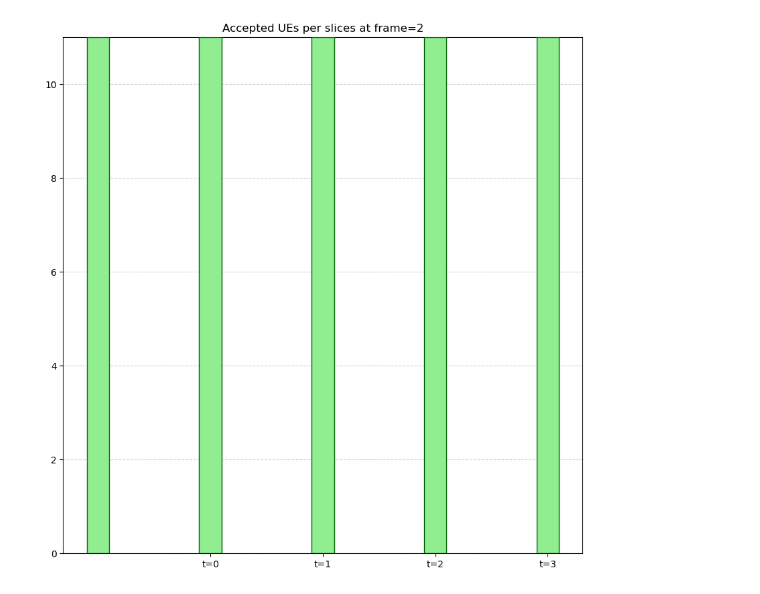
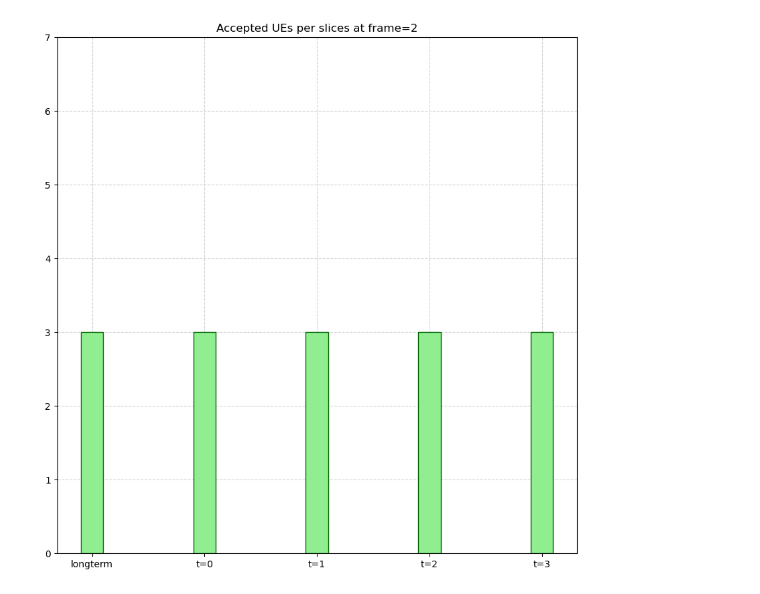
Before and after one commit to hoanDK0110/Wireless-RAN-Mapping, a Jupyter notebook: visualize_wip.ipynb, the cells around one changed output. Cells and saved outputs as stored; diff of their text form; code cells hidden in the pictures.

```diff
--- a/visualize_wip.ipynb
+++ b/visualize_wip.ipynb
@@ -7,11 +8,13 @@ import cvxpy as cvx
 # %%
-NAMEPREFIX = "./result/20241125_232147"
+NAMEPREFIX = "./result/20241126_123428"
 N_FRAMES = 4
 N_SLOTS = 4
 N_RBS = 3
 
-FILL_COLORS = ['lightgreen', 'lightyellow', 'lightpink','lightblue', 'lightgrey']
-RU_COLORS = ['darkgreen','darkgoldenrod', 'mediumvioletred', 'darkblue', 'grey']
+# FILL_COLORS = ['lightgreen', 'lightyellow', 'lightpink','lightblue', 'lightgrey']
+FILL_COLORS = ['lightgreen', 'lightyellow', 'lightpink']
+# RU_COLORS = ['darkgreen','darkgoldenrod', 'mediumvioletred', 'darkblue', 'grey']
+RU_COLORS = ['darkgreen','darkgoldenrod', 'mediumvioletred']
 # RU_COLORS = ['red','green', 'blue']
 radius_in = 100
 radius_out = 1000
@@ -21,15 +24,20 @@ G = load_object(f"{NAMEPREFIX}_physicalnet.pkl.gz")
 coords_RUs = load_object(f"{NAMEPREFIX}_coords_RUs.pkl.gz")
 
 coords_UEs_frames = []
+gain_frames = []
 solution_longterm_frames = []
 coords_UEs_frames_slots = []
 solution_shortterm_slots_frames = []
+gain_slots_frames = []
 for f in range(N_FRAMES):
     coords_UEs_frames.append(
         load_object(f"{NAMEPREFIX}_coords_UEs_f{f}.pkl.gz")
     )
     solution_longterm_frames.append(
         load_object(f"{NAMEPREFIX}_solution_longterm_f{f}.pkl.gz")
+    )
+    gain_frames.append(
+        load_object(f"{NAMEPREFIX}_solution_gain_f{f}.pkl.gz")
     )
     coords_UEs_slots = []
     solution_shortterm_slots = []
@@ -40,6 +48,9 @@ for f in range(N_FRAMES):
         solution_shortterm_slots.append(
             load_object(f"{NAMEPREFIX}_solution_shortterm_f{f}_t{t}.pkl.gz")
         )
+        gain_slots_frames.append(
+            load_object(f"{NAMEPREFIX}_solution_gain_f{f}_t{t}.pkl.gz")
+        )
     coords_UEs_frames_slots.append(coords_UEs_slots)
     solution_shortterm_slots_frames.append(solution_shortterm_slots)
 # %%
@@ -249,4 +260,5 @@ for f in range(N_FRAMES):
 # %%
+
 # accepted ues (power)
 x_step = 50
 bar_width = 10
@@ -261,6 +273,7 @@ for f in range(N_FRAMES):
         n_ues = sum([v.value for v in pi_sk[s]])
         n_ues_frame.append(n_ues)
         plt.bar(x, n_ues, width=bar_width, bottom=sum(n_ues_frame[:s]) if s>0 else 0, hatch='', color=FILL_COLORS[s], edgecolor=RU_COLORS[s], zorder=10)
+    x_ticks.append((x, 'longterm'))
     for t in range(N_SLOTS):
         x += x_step
         n_ue_slot = []
@@ -283 +296 @@ for f in range(N_FRAMES):
-[figure, old version]
+[figure, new version]
```
Also changed, not shown: parts of 8 cells of this notebook.
